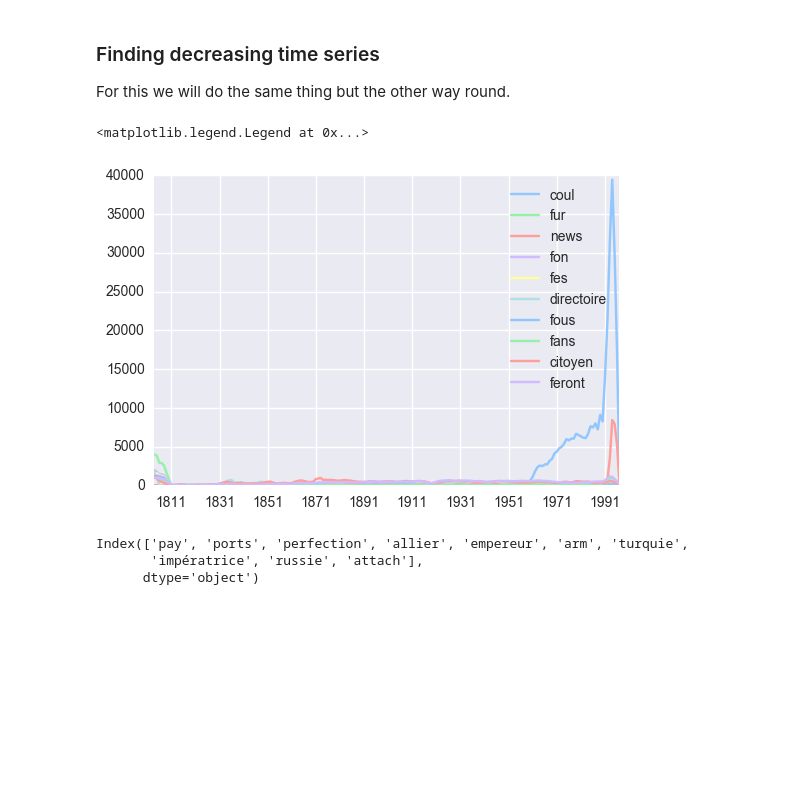
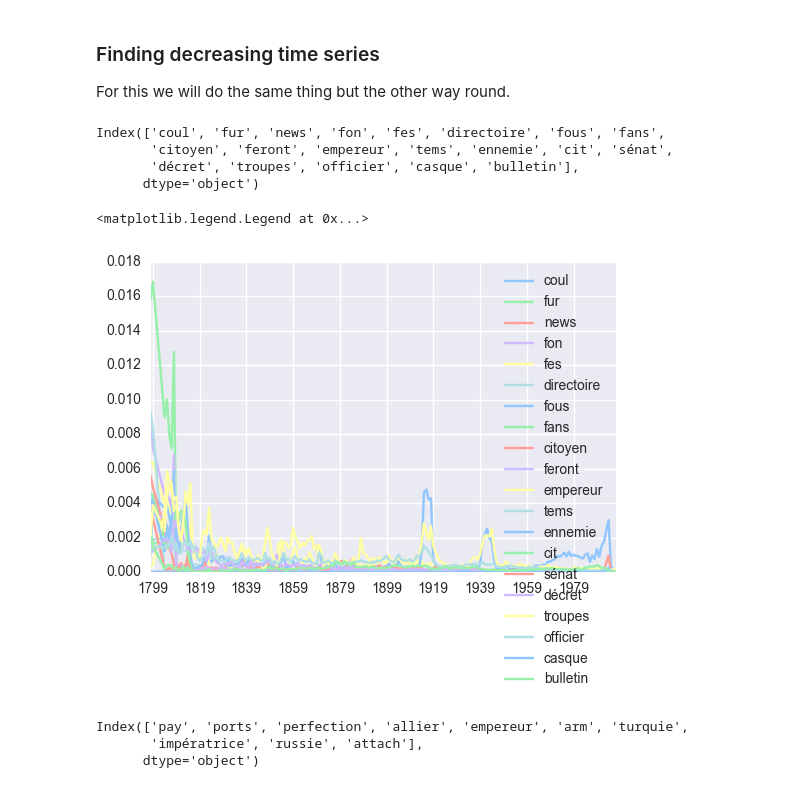
Before and after one commit to ThomVett/Project_ADA, a Jupyter notebook: Finding Patterns in the Data.ipynb, the cells around one changed output. Cells and saved outputs as stored; diff of their text form; code cells hidden in the pictures; blank space fills up the shorter version.

```diff
--- a/Finding Patterns in the Data.ipynb
+++ b/Finding Patterns in the Data.ipynb
@@ -94,14 +94,20 @@ plt.legend()
 ### Finding decreasing time series
 For this we will do the same thing but the other way round.
 # %%
-wordsDecrease = totGrad.sort_values().index[0:10]
+wordsDecrease = totGrad.sort_values().index[0:20]
+wordsDecrease
+# %% [output]
+Index(['coul', 'fur', 'news', 'fon', 'fes', 'directoire', 'fous', 'fans',
+       'citoyen', 'feront', 'empereur', 'tems', 'ennemie', 'cit', 'sénat',
+       'décret', 'troupes', 'officier', 'casque', 'bulletin'],
+      dtype='object')
 # %%
 for i in wordsDecrease:
-    plt.plot_date(index,fullYear[i].values,'-',label=i)
+    plt.plot_date(index,fullYearNorm[i].values,'-',label=i)
 plt.legend()
 # %% [output]
 <matplotlib.legend.Legend at 0x...>
-[figure, old version]
+[figure, new version]
 # %%
 GradNeg = Grad[Grad<0]
 AllPosNeg = GradNeg.fillna(0).astype(bool).sum(axis=0).sort_values(ascending=False).index[:10]
```
Also changed, not shown: parts of 4 cells of this notebook, 12 other files.
